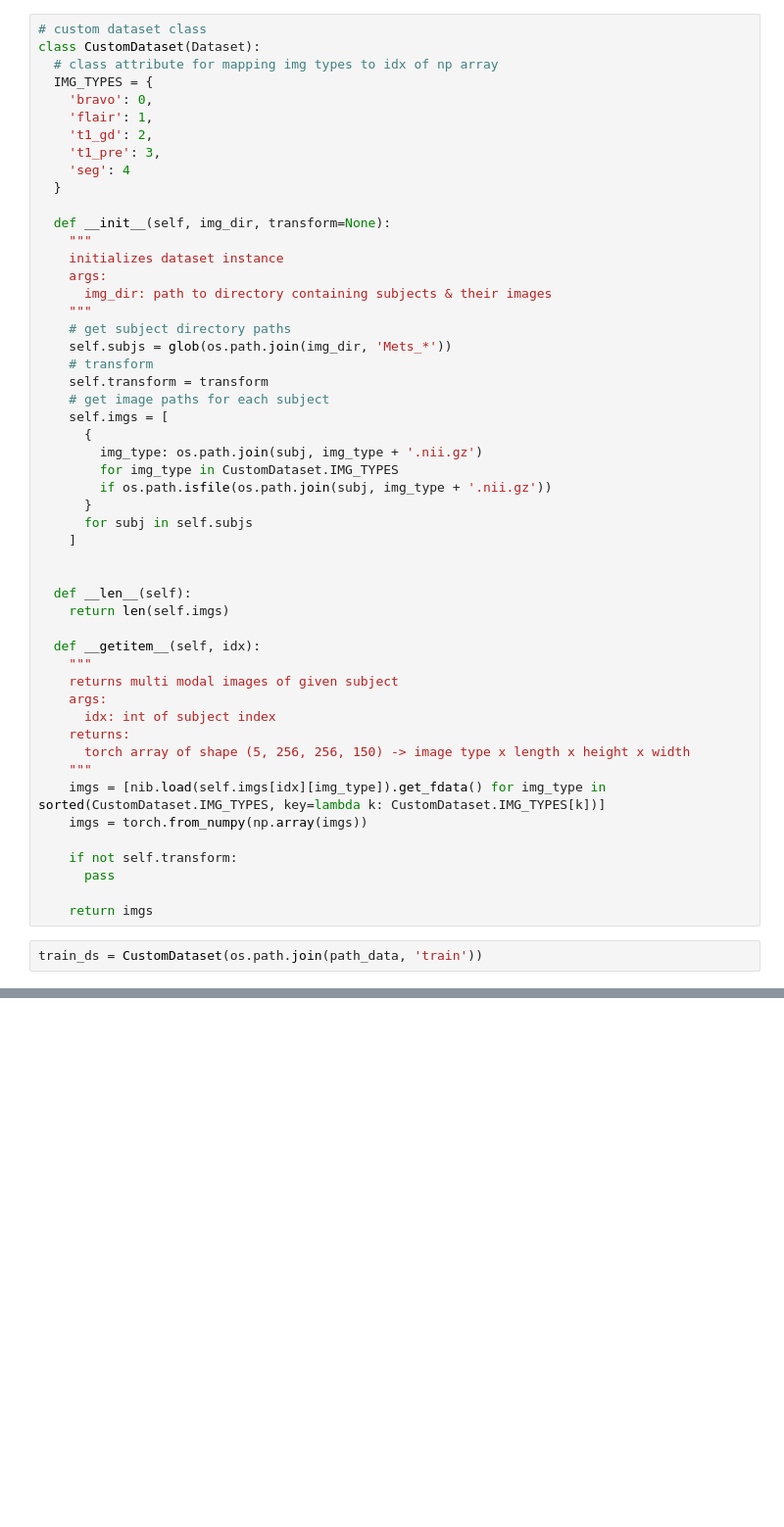
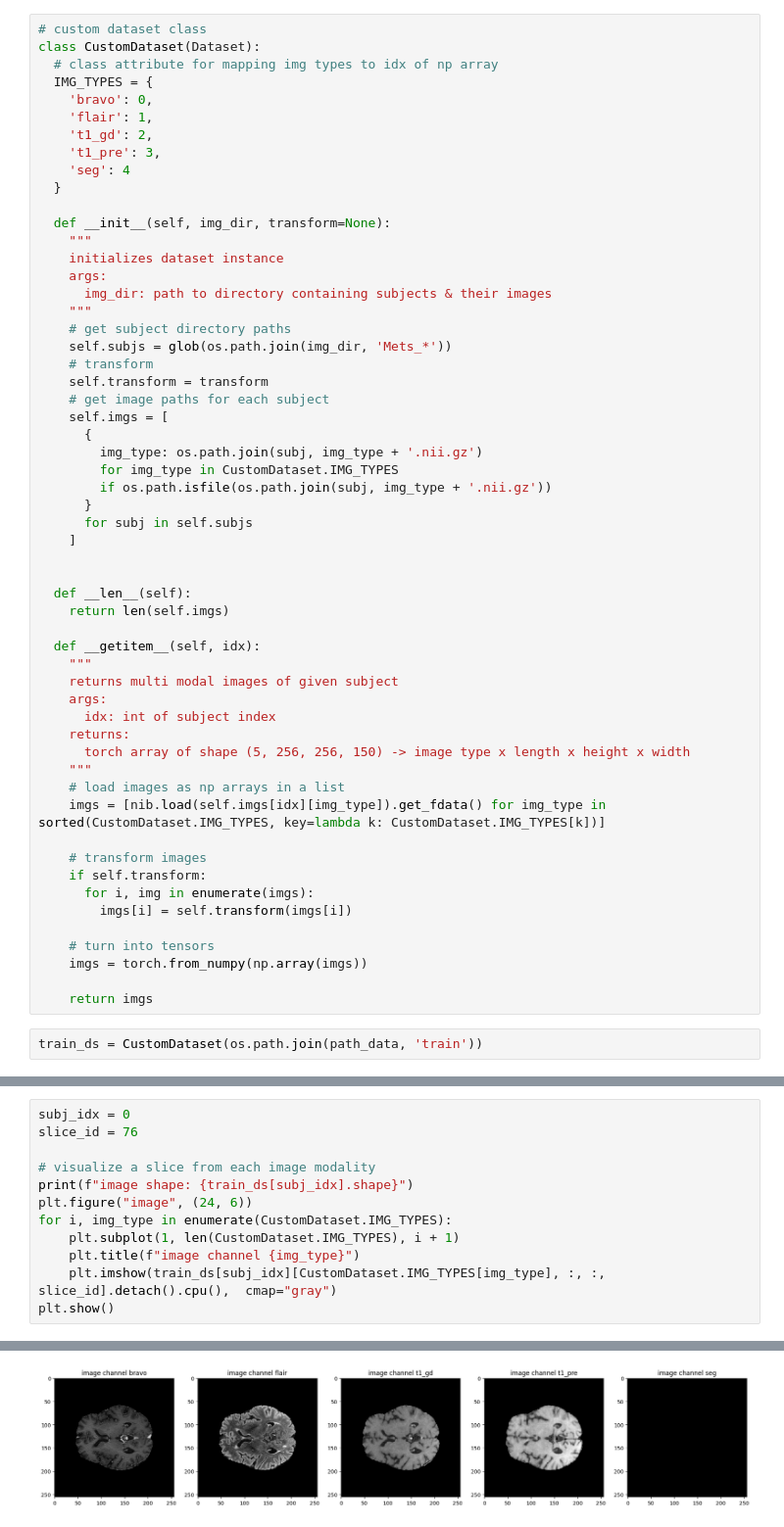
Before and after one commit to guswns3396/PSYC-221-Project, a Jupyter notebook: Segment.ipynb, the cells around one changed output, grey strips where cells are left out. Shown: that part at 98% size. Cells and saved outputs as stored; diff of their text form; blank space fills up the shorter version.

Commit message:
Use drive to access data vs GitHub; Dataset class transforms data; visualization

```diff
--- a/Segment.ipynb
+++ b/Segment.ipynb
@@ -110,12 +74,17 @@ class CustomDataset(Dataset):
     returns:
       torch array of shape (5, 256, 256, 150) -> image type x length x height x width
     """
+    # load images as np arrays in a list
     imgs = [nib.load(self.imgs[idx][img_type]).get_fdata() for img_type in sorted(CustomDataset.IMG_TYPES, key=lambda k: CustomDataset.IMG_TYPES[k])]
+
+    # transform images
+    if self.transform:
+      for i, img in enumerate(imgs):
+        imgs[i] = self.transform(imgs[i])
+
+    # turn into tensors
     imgs = torch.from_numpy(np.array(imgs))
 
-    if not self.transform:
-      pass
-
     return imgs
 # %%
 train_ds = CustomDataset(os.path.join(path_data, 'train'))
@@ -154,0 +91,13 @@ magic           : b'n+1'
+# %%
+subj_idx = 0
+slice_id = 76
+
+# visualize a slice from each image modality
+print(f"image shape: {train_ds[subj_idx].shape}")
+plt.figure("image", (24, 6))
+for i, img_type in enumerate(CustomDataset.IMG_TYPES):
+    plt.subplot(1, len(CustomDataset.IMG_TYPES), i + 1)
+    plt.title(f"image channel {img_type}")
+    plt.imshow(train_ds[subj_idx][CustomDataset.IMG_TYPES[img_type], :, :, slice_id].detach().cpu(),  cmap="gray")
+plt.show()
+# %% [output]
@@ -154,0 +105 @@ magic           : b'n+1'
+[figure, added]
```
Also changed, not shown: parts of 15 cells of this notebook.
